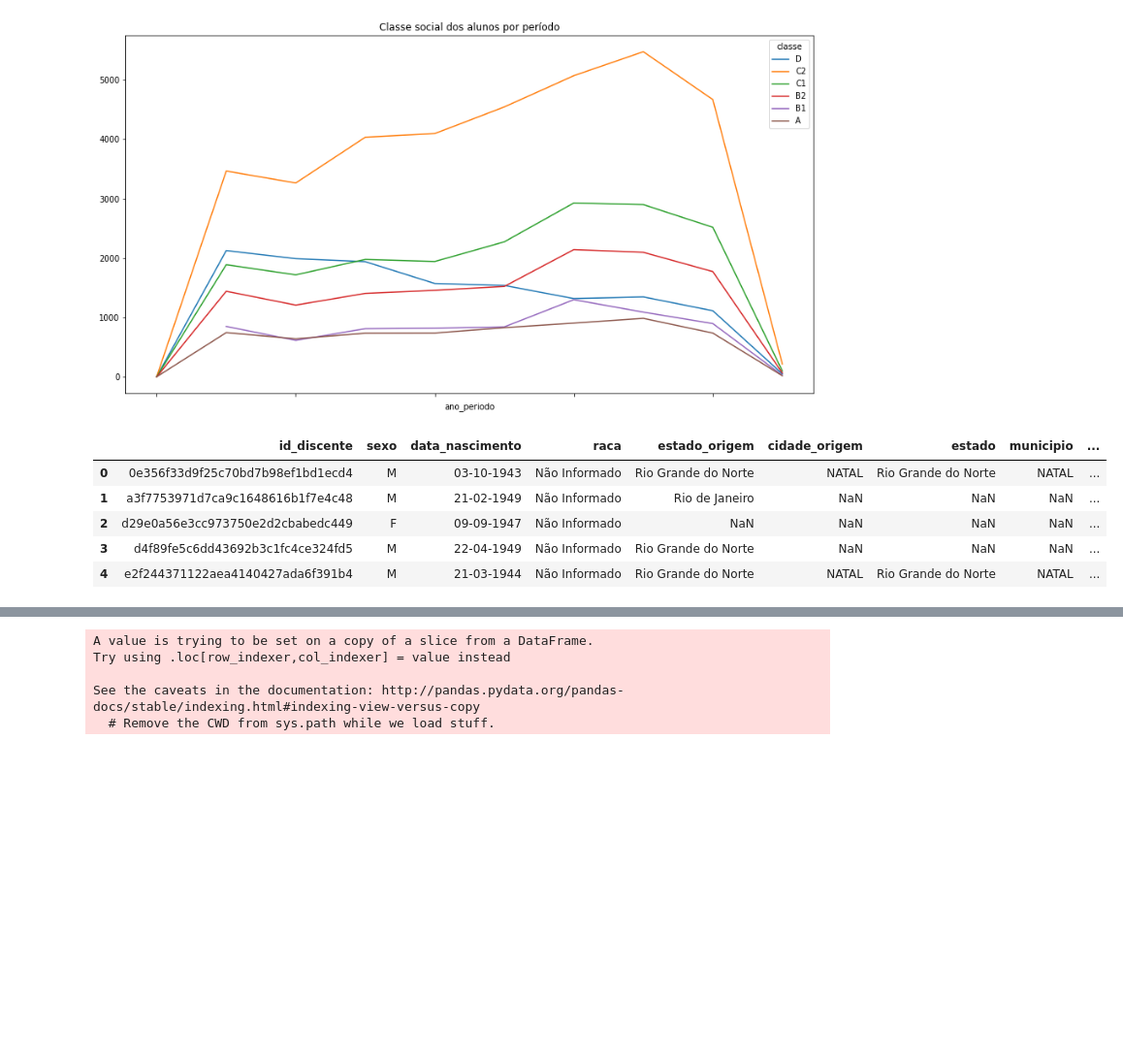
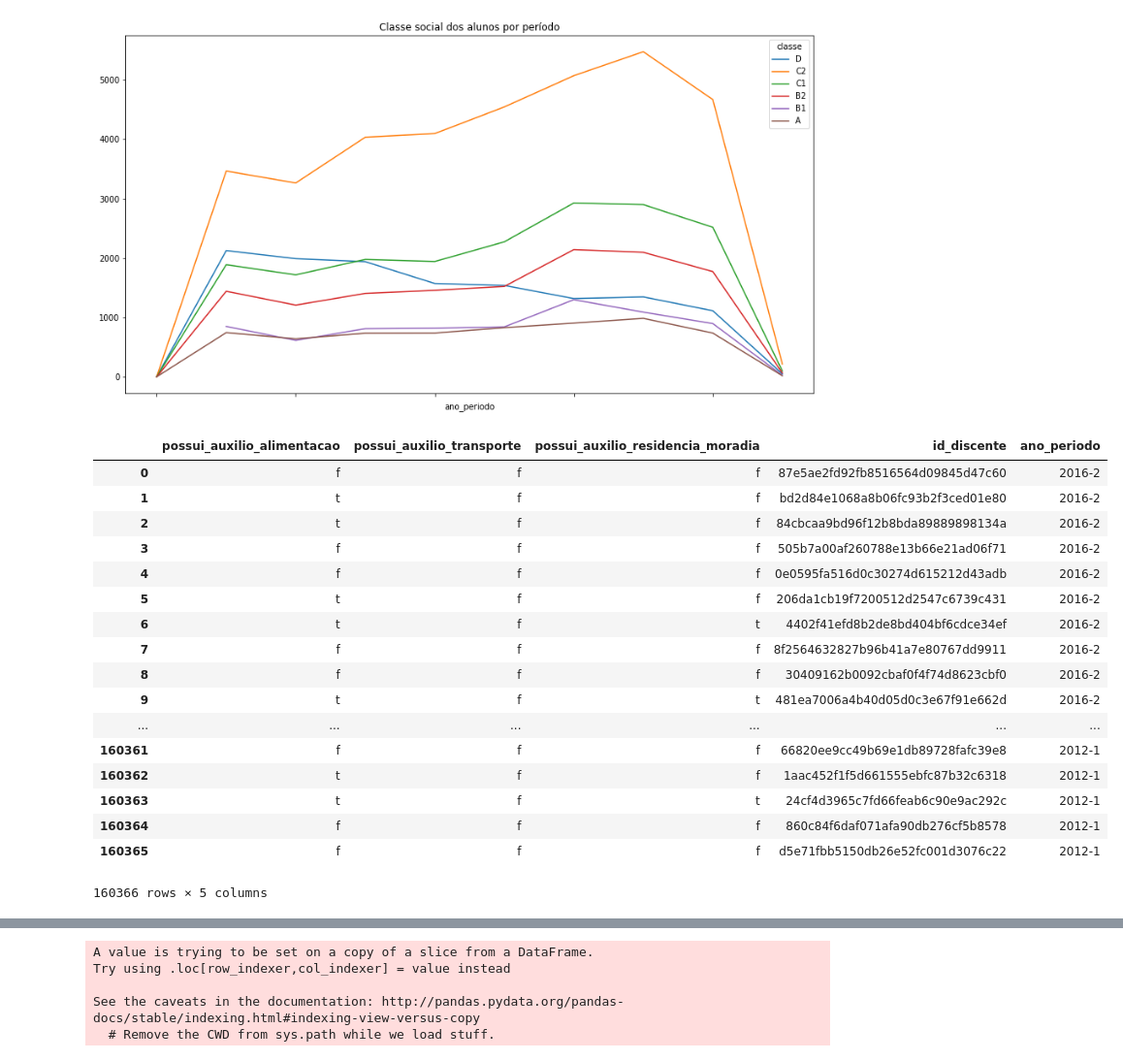
Before and after one commit to alvarofpp/imd0511-discentes, a Jupyter notebook: iolanda.ipynb, the cells around one changed output, grey strips where cells are left out. Shown: that part at 97% size. Saved outputs shown, nothing was run; the diff lists cells and outputs as text; code cells hidden in the pictures; blank space fills up the shorter version.

```diff
--- a/iolanda.ipynb
+++ b/iolanda.ipynb
@@ -126,12 +126,3 @@ graph_classe['count'].plot(kind='line', ax=ax)
 # %% [output]
 <matplotlib.axes._subplots.AxesSubplot at 0x...>
 [figure]
-# %%
-dfs['complementares'].head()
-# %% [output]
-|  | id_discente | sexo | data_nascimento | raca | estado_origem | cidade_origem | estado | municipio | ... |
-| 0 | 0e356f33d9f25c70bd7b98ef1bd1ecd4 | M | 03-10-1943 | Não Informado | Rio Grande do Norte | NATAL | Rio Grande do Norte | NATAL | ... |
-| 1 | a3f7753971d7ca9c1648616b1f7e4c48 | M | 21-02-1949 | Não Informado | Rio de Janeiro | NaN | NaN | NaN | ... |
-| 2 | d29e0a56e3cc973750e2d2cbabedc449 | F | 09-09-1947 | Não Informado | NaN | NaN | NaN | NaN | ... |
-| 3 | d4f89fe5c6dd43692b3c1fc4ce324fd5 | M | 22-04-1949 | Não Informado | Rio Grande do Norte | NaN | NaN | NaN | ... |
-| 4 | e2f244371122aea4140427ada6f391b4 | M | 21-03-1944 | Não Informado | Rio Grande do Norte | NATAL | Rio Grande do Norte | NATAL | ... |
@@ -137,0 +131,26 @@ dfs['complementares'].head()
+# %%
+
+dfs['bolsas'] = dfs['socioeconomicos'].filter(items=['possui_auxilio_alimentacao','possui_auxilio_transporte','possui_auxilio_residencia_moradia','id_discente', 'ano_periodo'])
+
+
+
+dfs['bolsas']
+# %% [output]
+|  | possui_auxilio_alimentacao | possui_auxilio_transporte | possui_auxilio_residencia_moradia | id_discente | ano_periodo |
+| 0 | f | f | f | 87e5ae2fd92fb8516564d09845d47c60 | 2016-2 |
+| 1 | t | f | f | bd2d84e1068a8b06fc93b2f3ced01e80 | 2016-2 |
+| 2 | t | f | f | 84cbcaa9bd96f12b8bda89889898134a | 2016-2 |
+| 3 | f | f | f | 505b7a00af260788e13b66e21ad06f71 | 2016-2 |
+| 4 | f | f | f | 0e0595fa516d0c30274d615212d43adb | 2016-2 |
+| 5 | t | f | f | 206da1cb19f7200512d2547c6739c431 | 2016-2 |
+| 6 | t | f | t | 4402f41efd8b2de8bd404bf6cdce34ef | 2016-2 |
+| 7 | f | f | f | 8f2564632827b96b41a7e80767dd9911 | 2016-2 |
+| 8 | f | f | f | 30409162b0092cbaf0f4f74d8623cbf0 | 2016-2 |
+| 9 | t | f | t | 481ea7006a4b40d05d0c3e67f91e662d | 2016-2 |
+| ... | ... | ... | ... | ... | ... |
+| 160361 | f | f | f | 66820ee9cc49b69e1db89728fafc39e8 | 2012-1 |
+| 160362 | t | f | f | 1aac452f1f5d661555ebfc87b32c6318 | 2012-1 |
+| 160363 | t | f | t | 24cf4d3965c7fd66feab6c90e9ac292c | 2012-1 |
+| 160364 | f | f | f | 860c84f6daf071afa90db276cf5b8578 | 2012-1 |
+| 160365 | f | f | f | d5e71fbb5150db26e52fc001d3076c22 | 2012-1 |
+160366 rows × 5 columns
```
Also changed, not shown: parts of 8 cells of this notebook.
